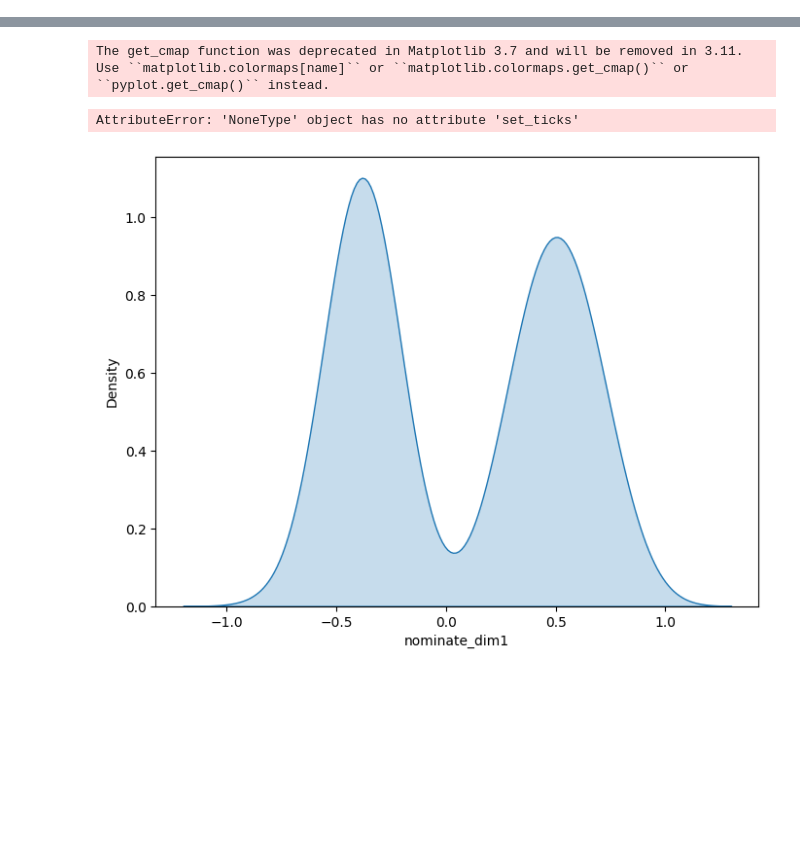
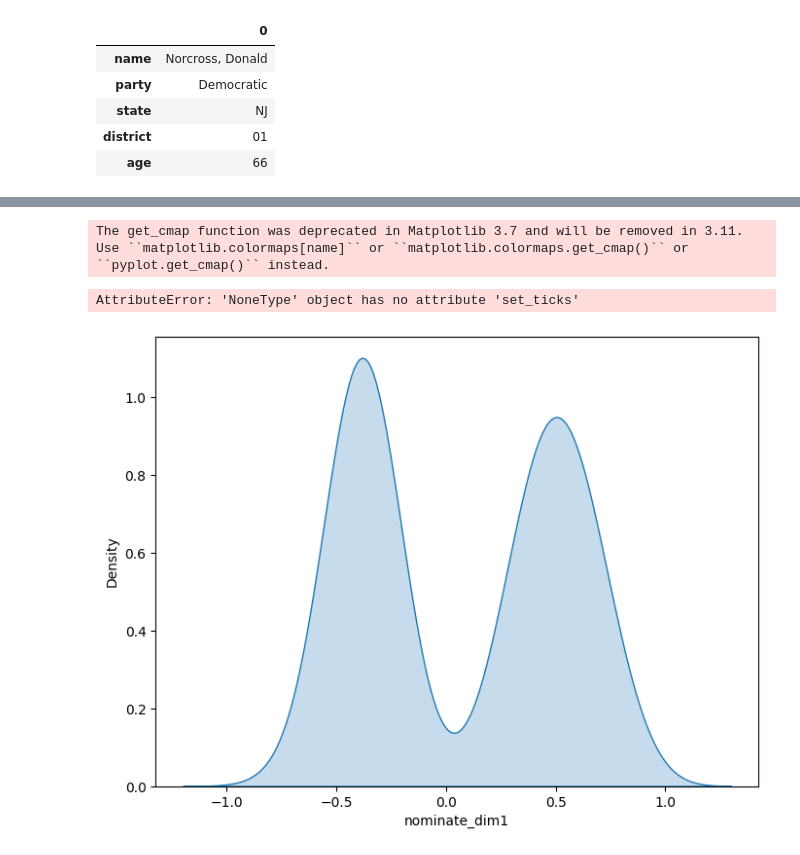
Before and after one commit to HalleMiller/contrans2024, a Jupyter notebook: sandbox.ipynb, the cells around one changed output, grey strips where cells are left out. Saved outputs shown, nothing was run; the diff lists cells and outputs as text; code cells hidden in the pictures; blank space fills up the shorter version.

```diff
--- a/sandbox.ipynb
+++ b/sandbox.ipynb
@@ -18,3 +18,25 @@ postgres_password = os.getenv('POSTGRES_PASSWORD')
 ct = contrans()
 # %%
 server, engine = ct.connect_to_postgres(postgres_password)
+# %%
+b='N000188'
+
+myquery = f'''
+SELECT name AS Name,
+        partyname AS Party,
+        state AS State,
+        district AS District,
+        CAST((2024 - born) AS INT) AS Age
+    FROM members
+    WHERE bioguideid='{b}'
+'''
+members = pd.read_sql_query(myquery, con=engine)
+# %%
+members.T
+# %% [output]
+|  | 0 |
+| name | Norcross, Donald |
+| party | Democratic |
+| state | NJ |
+| district | 01 |
+| age | 66 |
```
Also changed, not shown: parts of 1 cell of this notebook, 3 other files.
